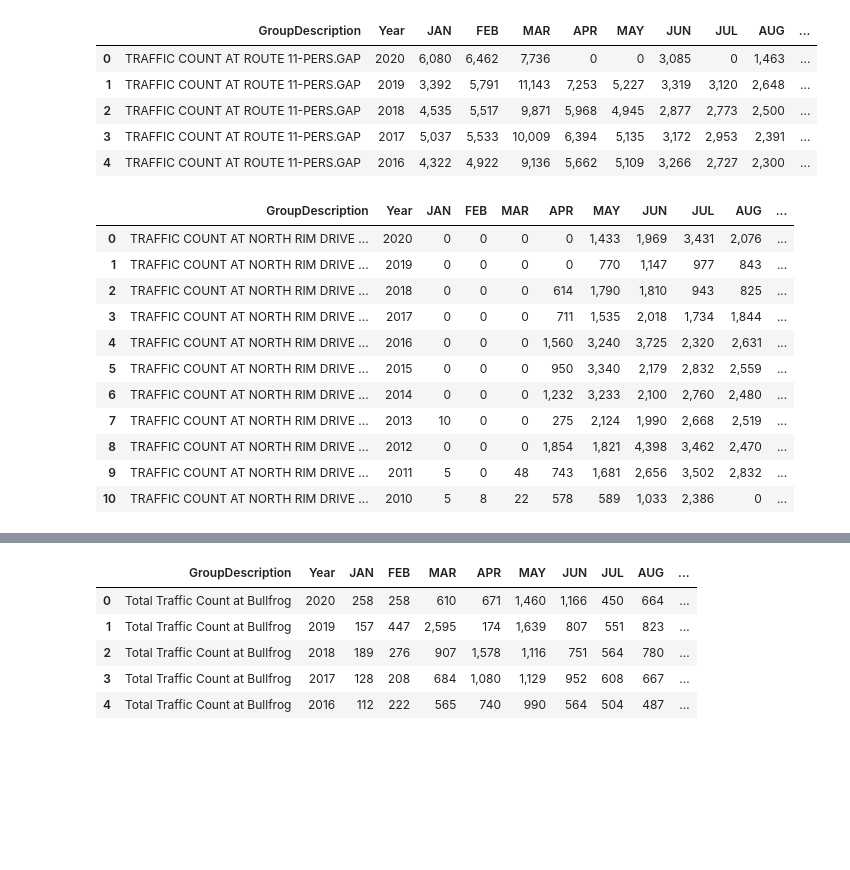
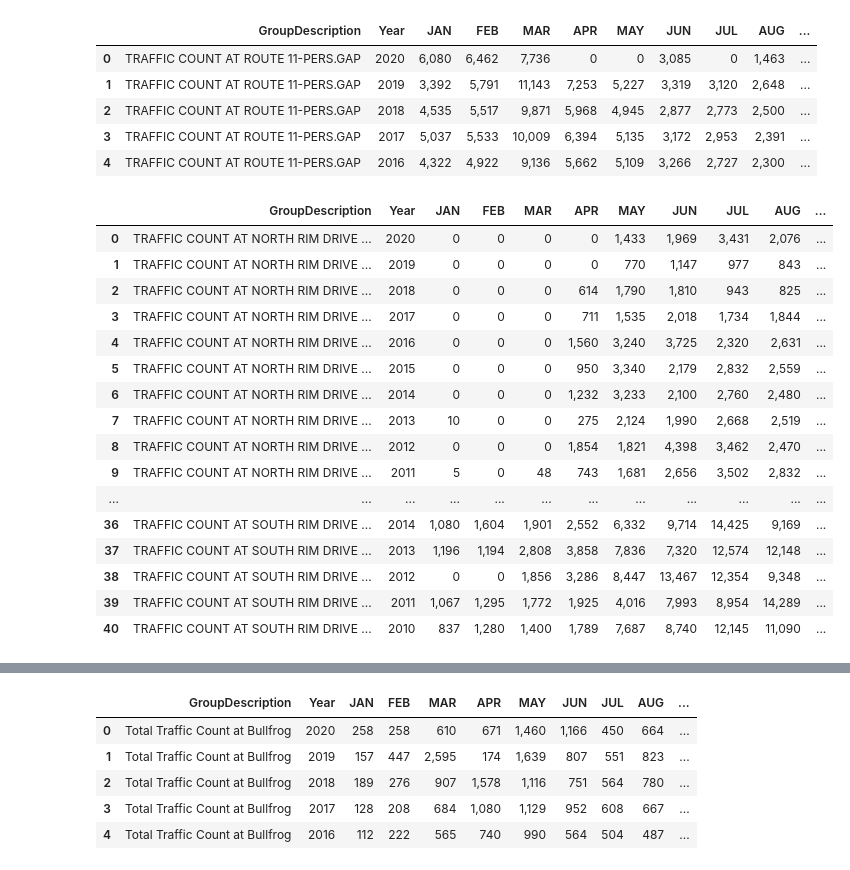
Before and after one commit to pmhu4242/ETL-Project, a Jupyter notebook: np_data_project_2.ipynb, the cells around one changed output, grey strips where cells are left out. Drawn from its saved outputs; the diff is of its cells as text; code cells hidden in the pictures; blank space fills up the shorter version.

```diff
--- a/np_data_project_2.ipynb
+++ b/np_data_project_2.ipynb
@@ -61,24 +61,29 @@ big_bend.head()
 # %%
 path=os.path.join("Resources", "black_canyon.csv")
 black_canyon = pd.read_csv(path, header=[2], encoding='utf-8', delimiter=",")
 black_canyon.head()
 
 
 black_canyon = black_canyon.loc[black_canyon['Year'] >= 2010]
-black_canyon.head(11)
+black_canyon
 # %% [output]
 |  | GroupDescription | Year | JAN | FEB | MAR | APR | MAY | JUN | JUL | AUG | ... |
 | 0 | TRAFFIC COUNT AT NORTH RIM DRIVE ... | 2020 | 0 | 0 | 0 | 0 | 1,433 | 1,969 | 3,431 | 2,076 | ... |
 | 1 | TRAFFIC COUNT AT NORTH RIM DRIVE ... | 2019 | 0 | 0 | 0 | 0 | 770 | 1,147 | 977 | 843 | ... |
 | 2 | TRAFFIC COUNT AT NORTH RIM DRIVE ... | 2018 | 0 | 0 | 0 | 614 | 1,790 | 1,810 | 943 | 825 | ... |
 | 3 | TRAFFIC COUNT AT NORTH RIM DRIVE ... | 2017 | 0 | 0 | 0 | 711 | 1,535 | 2,018 | 1,734 | 1,844 | ... |
 | 4 | TRAFFIC COUNT AT NORTH RIM DRIVE ... | 2016 | 0 | 0 | 0 | 1,560 | 3,240 | 3,725 | 2,320 | 2,631 | ... |
 | 5 | TRAFFIC COUNT AT NORTH RIM DRIVE ... | 2015 | 0 | 0 | 0 | 950 | 3,340 | 2,179 | 2,832 | 2,559 | ... |
 | 6 | TRAFFIC COUNT AT NORTH RIM DRIVE ... | 2014 | 0 | 0 | 0 | 1,232 | 3,233 | 2,100 | 2,760 | 2,480 | ... |
 | 7 | TRAFFIC COUNT AT NORTH RIM DRIVE ... | 2013 | 10 | 0 | 0 | 275 | 2,124 | 1,990 | 2,668 | 2,519 | ... |
 | 8 | TRAFFIC COUNT AT NORTH RIM DRIVE ... | 2012 | 0 | 0 | 0 | 1,854 | 1,821 | 4,398 | 3,462 | 2,470 | ... |
 | 9 | TRAFFIC COUNT AT NORTH RIM DRIVE ... | 2011 | 5 | 0 | 48 | 743 | 1,681 | 2,656 | 3,502 | 2,832 | ... |
-| 10 | TRAFFIC COUNT AT NORTH RIM DRIVE ... | 2010 | 5 | 8 | 22 | 578 | 589 | 1,033 | 2,386 | 0 | ... |
+| ... | ... | ... | ... | ... | ... | ... | ... | ... | ... | ... | ... |
+| 36 | TRAFFIC COUNT AT SOUTH RIM DRIVE ... | 2014 | 1,080 | 1,604 | 1,901 | 2,552 | 6,332 | 9,714 | 14,425 | 9,169 | ... |
+| 37 | TRAFFIC COUNT AT SOUTH RIM DRIVE ... | 2013 | 1,196 | 1,194 | 2,808 | 3,858 | 7,836 | 7,320 | 12,574 | 12,148 | ... |
+| 38 | TRAFFIC COUNT AT SOUTH RIM DRIVE ... | 2012 | 0 | 0 | 1,856 | 3,286 | 8,447 | 13,467 | 12,354 | 9,348 | ... |
+| 39 | TRAFFIC COUNT AT SOUTH RIM DRIVE ... | 2011 | 1,067 | 1,295 | 1,772 | 1,925 | 4,016 | 7,993 | 8,954 | 14,289 | ... |
+| 40 | TRAFFIC COUNT AT SOUTH RIM DRIVE ... | 2010 | 837 | 1,280 | 1,400 | 1,789 | 7,687 | 8,740 | 12,145 | 11,090 | ... |
 # %%
 path=os.path.join("Resources", "canyonlands.csv")
 canyonlands = pd.read_csv(path, header=[2], encoding='utf-8', delimiter=",")
```
Also changed, not shown: parts of 1 cell of this notebook, 13 other files.
